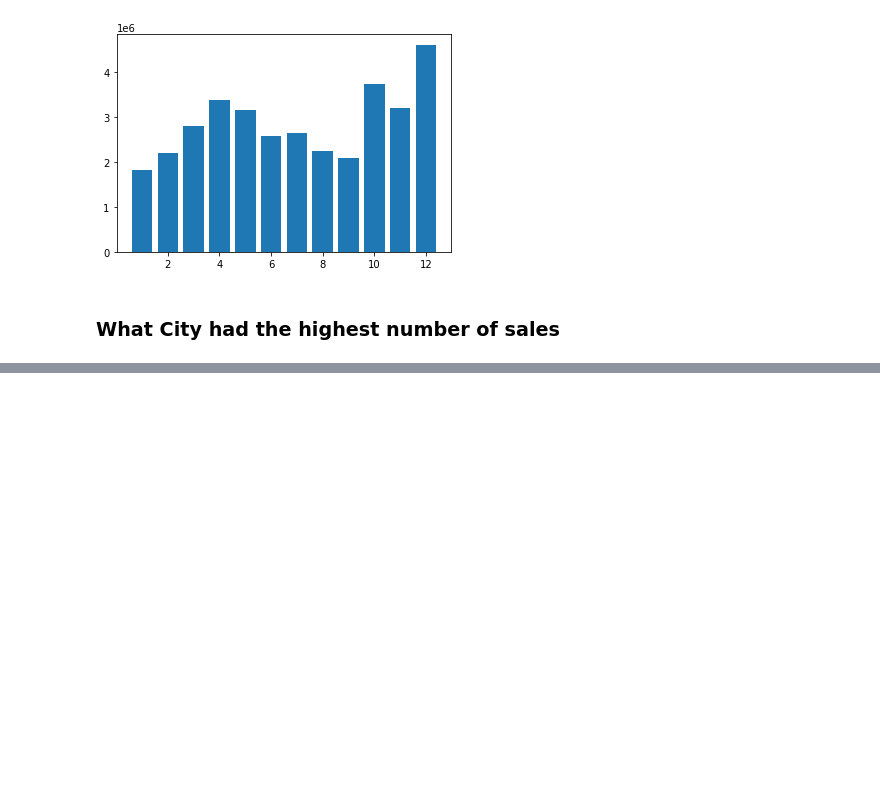
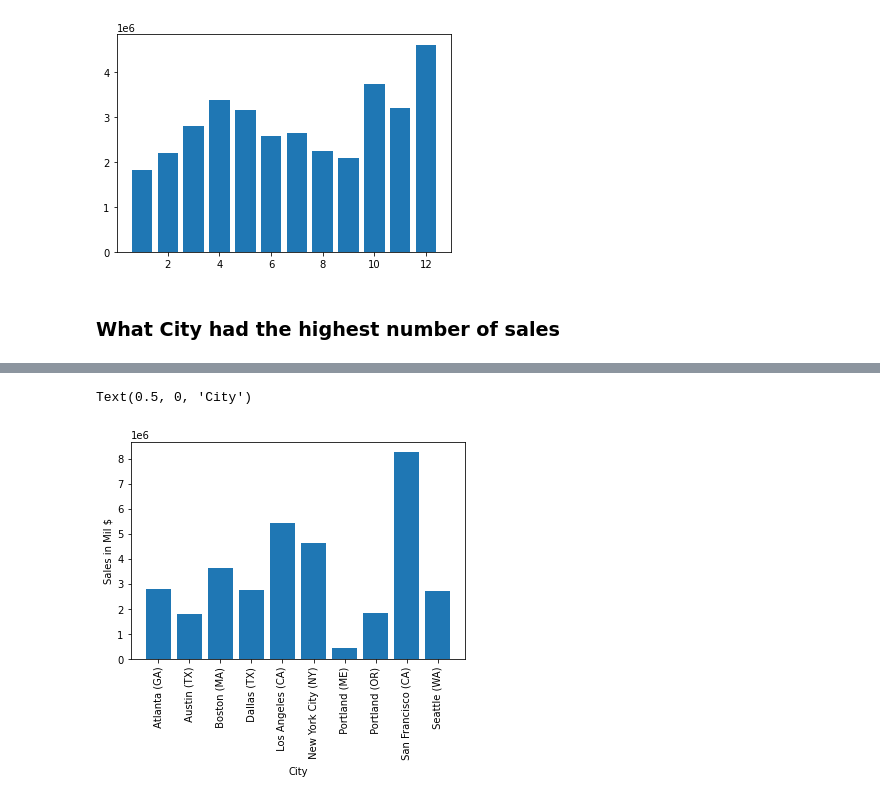
Before and after one commit to jimcrews/my-py-notebooks, a Jupyter notebook: Sales_Analysis.ipynb, the cells around one changed output, grey strips where cells are left out. Saved outputs shown, nothing was run; the diff lists cells and outputs as text; code cells hidden in the pictures; blank space fills up the shorter version.

```diff
--- a/Sales_Analysis.ipynb
+++ b/Sales_Analysis.ipynb
@@ -102,3 +115,16 @@ df.groupby('City')['Sales'].sum().plot(kind='barh')
+# %%
+# another way to plot ->
+res = df.groupby('City').sum()
+# get x values
+cities = [city for city, d in df.groupby('City')]
+
+plt.bar(cities, res['Sales'])
+plt.xticks(cities, rotation='vertical')
+plt.ylabel('Sales in Mil $')
+plt.xlabel('City')
+# %% [output]
+Text(0.5, 0, 'City')
+[figure, added]
 # %%
 # reset the index: the old index is added as a column, and a new sequential index is used
 df_flat = df.groupby('City')['Sales'].sum().reset_index()
```
Also changed, not shown: parts of 6 cells of this notebook.
